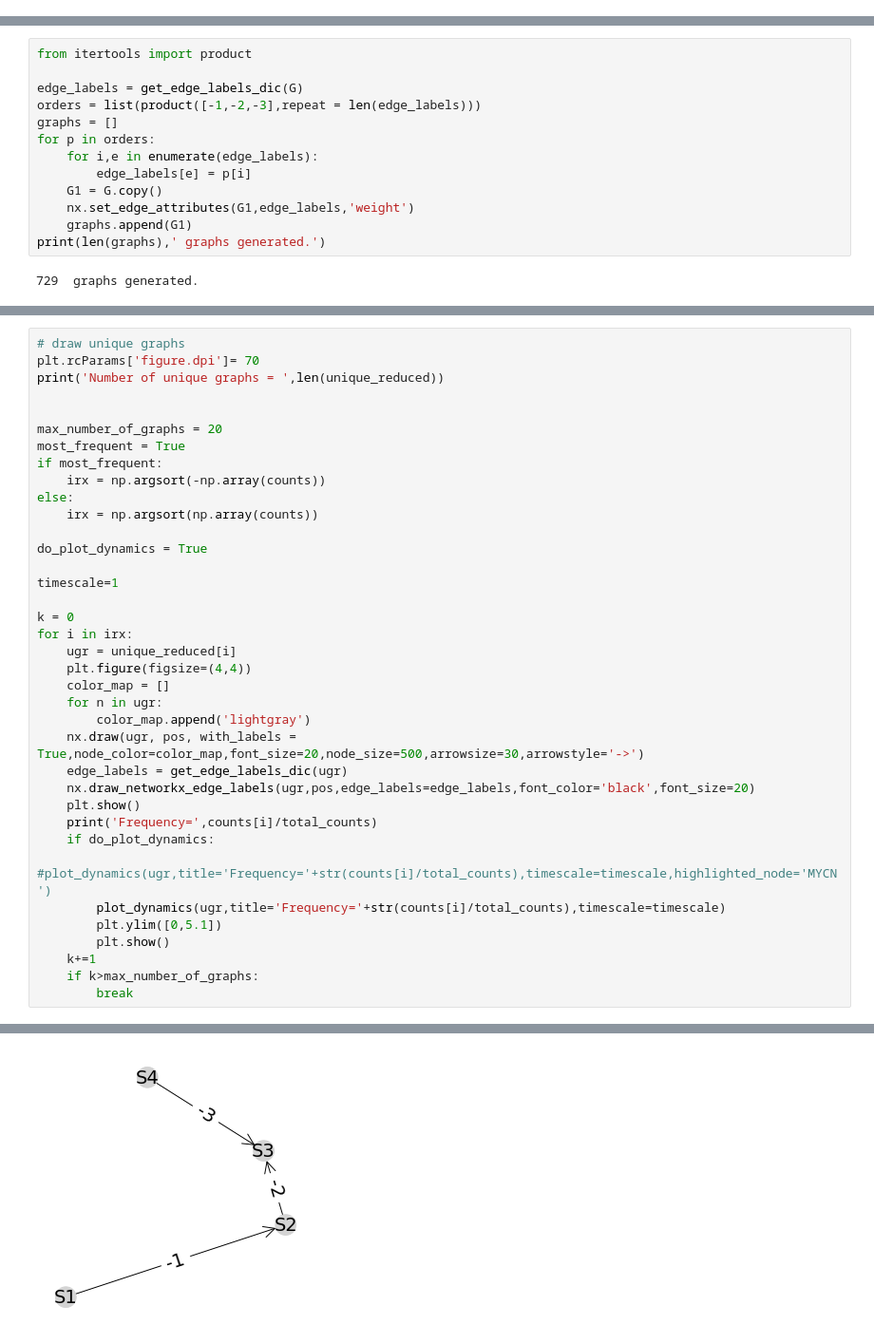
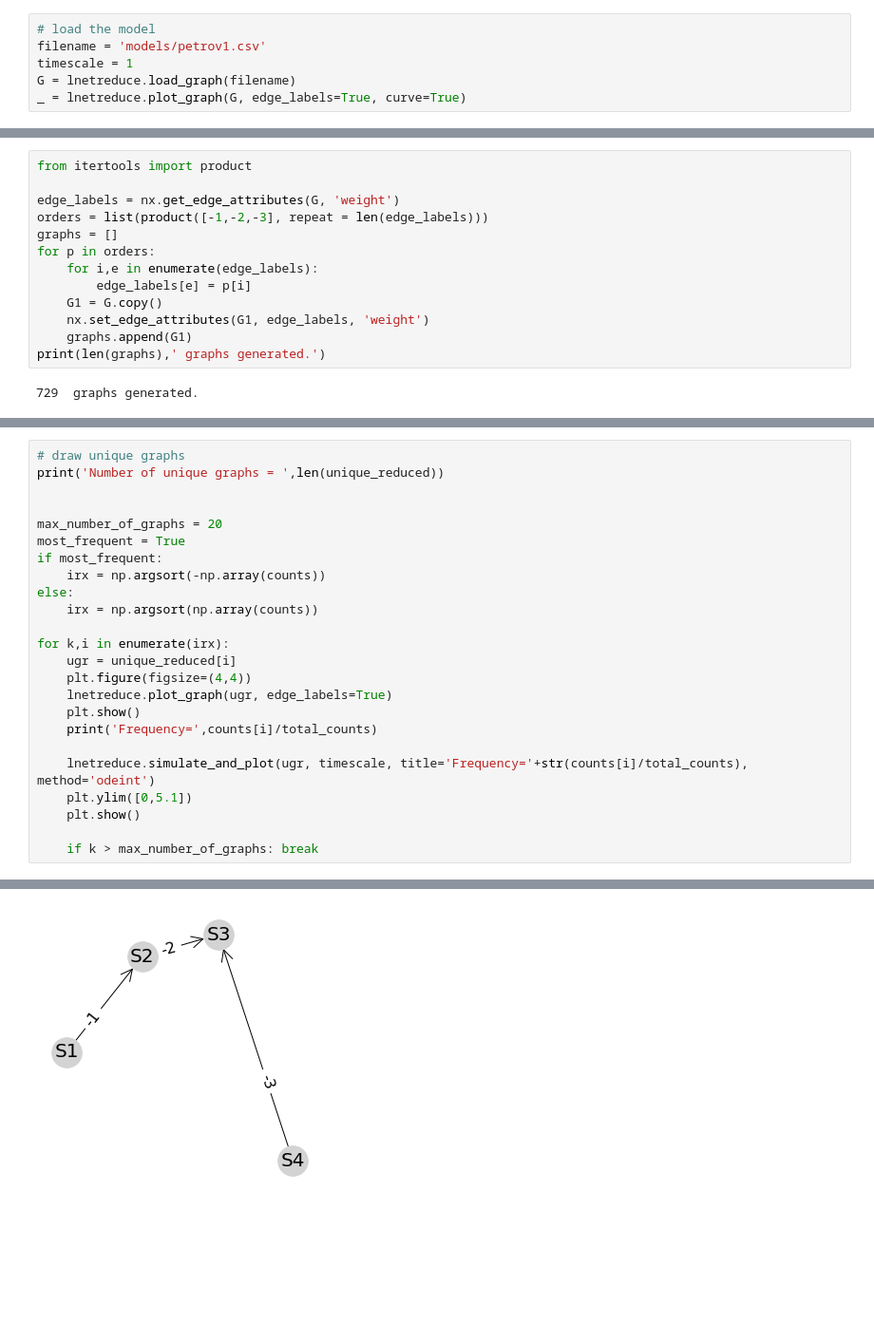
Before and after one commit to oradules/LNetReduce, a Jupyter notebook: Example_Petrov_paper.ipynb, the cells around one changed output, grey strips where cells are left out. Shown at 95% size. Cells and saved outputs as stored; diff of their text form; blank space fills up the shorter version.

Commit message:
Simplify the Petrov example notebook

```diff
--- a/Example_Petrov_paper.ipynb
+++ b/Example_Petrov_paper.ipynb
@@ -76,0 +12,6 @@ plt.show()
+# %%
+# load the model
+filename = 'models/petrov1.csv'
+timescale = 1
+G = lnetreduce.load_graph(filename)
+_ = lnetreduce.plot_graph(G, edge_labels=True, curve=True)
@@ -95,14 +32,14 @@ except:
 # %%
 from itertools import product
 
-edge_labels = get_edge_labels_dic(G)
-orders = list(product([-1,-2,-3],repeat = len(edge_labels)))
+edge_labels = nx.get_edge_attributes(G, 'weight')
+orders = list(product([-1,-2,-3], repeat = len(edge_labels)))
 graphs = []
 for p in orders:
     for i,e in enumerate(edge_labels):
         edge_labels[e] = p[i]
     G1 = G.copy()
-    nx.set_edge_attributes(G1,edge_labels,'weight')
+    nx.set_edge_attributes(G1, edge_labels, 'weight')
     graphs.append(G1)
 print(len(graphs),' graphs generated.')
 # %% [output]
@@ -253,6 +145,5 @@ Number of slow graphs =  3
 # %%
 # draw unique graphs
-plt.rcParams['figure.dpi']= 70
 print('Number of unique graphs = ',len(unique_reduced))
 
 
@@ -263,29 +154,17 @@ if most_frequent:
 else:
     irx = np.argsort(np.array(counts))
 
-do_plot_dynamics = True
-
-timescale=1
-
-k = 0
-for i in irx:
+for k,i in enumerate(irx):
     ugr = unique_reduced[i]
     plt.figure(figsize=(4,4))
-    color_map = []
-    for n in ugr:
-        color_map.append('lightgray')
-    nx.draw(ugr, pos, with_labels = True,node_color=color_map,font_size=20,node_size=500,arrowsize=30,arrowstyle='->')
-    edge_labels = get_edge_labels_dic(ugr)
-    nx.draw_networkx_edge_labels(ugr,pos,edge_labels=edge_labels,font_color='black',font_size=20)
+    lnetreduce.plot_graph(ugr, edge_labels=True)
     plt.show()
     print('Frequency=',counts[i]/total_counts)
-    if do_plot_dynamics:
-        #plot_dynamics(ugr,title='Frequency='+str(counts[i]/total_counts),timescale=timescale,highlighted_node='MYCN')
-        plot_dynamics(ugr,title='Frequency='+str(counts[i]/total_counts),timescale=timescale)
-        plt.ylim([0,5.1])
-        plt.show()
-    k+=1
-    if k>max_number_of_graphs:
-        break
+
+    lnetreduce.simulate_and_plot(ugr, timescale, title='Frequency='+str(counts[i]/total_counts), method='odeint')
+    plt.ylim([0,5.1])
+    plt.show()
+
+    if k > max_number_of_graphs: break
 # %% [output]
 Number of unique graphs =  6
@@ -298,2 +177,2 @@ Frequency= 0.34507042253521125
-[figure, old version]
+[figure, new version]
 Frequency= 0.1056338028169014
```
Also changed, not shown: parts of 12 cells of this notebook.
